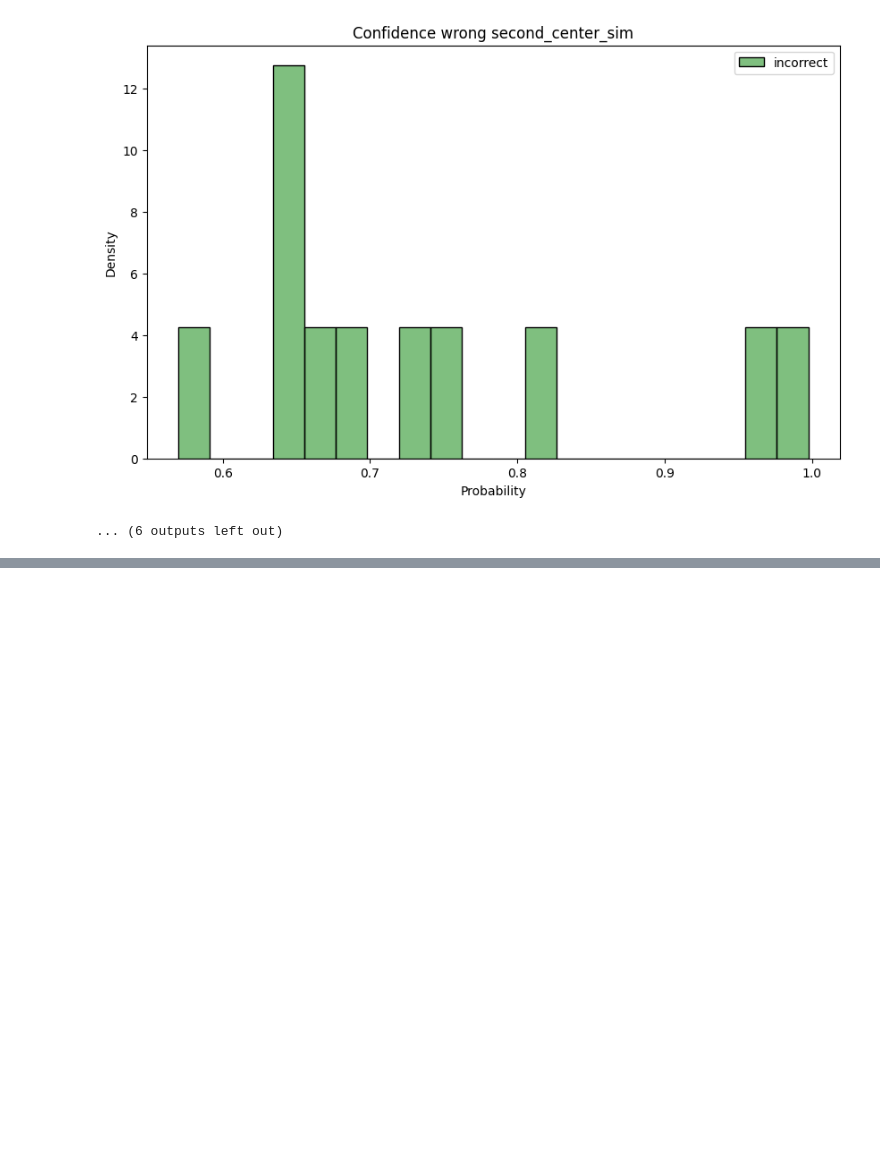
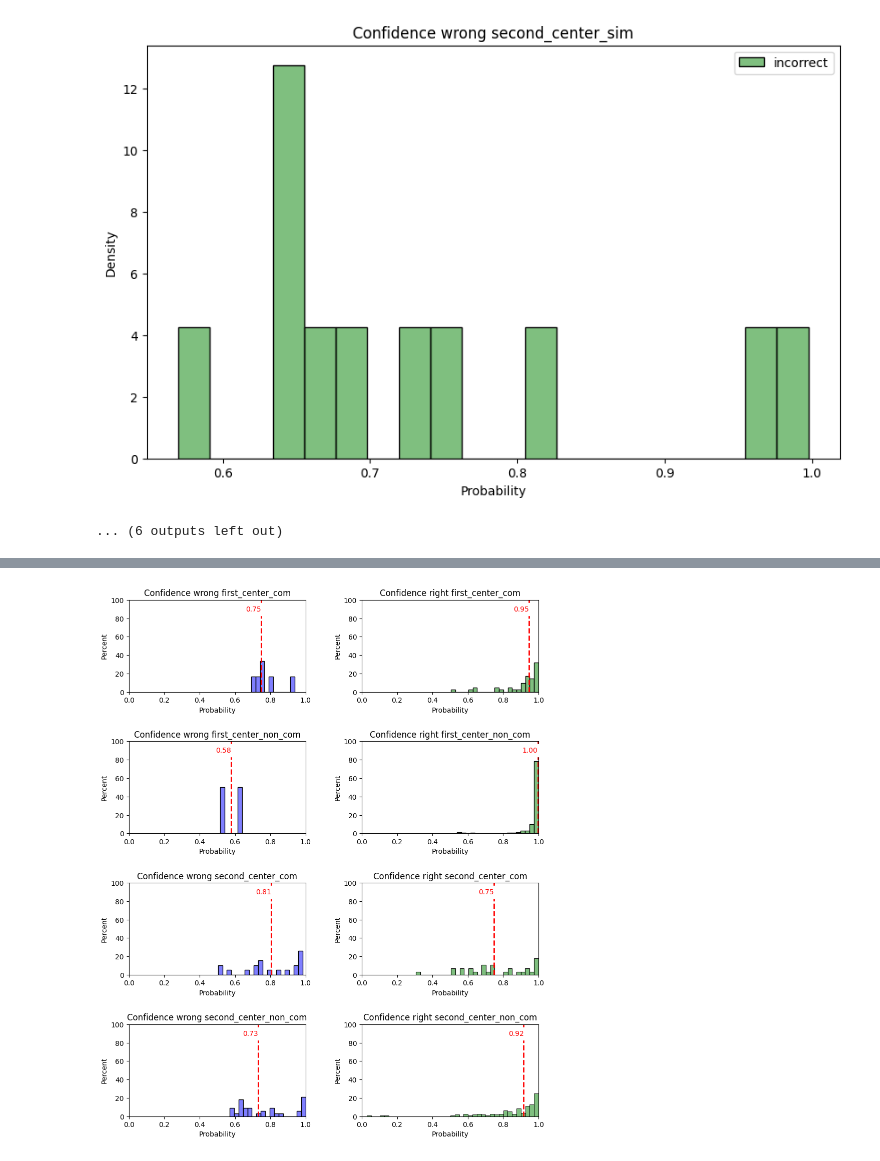
Before and after one commit to inbalh1/ModelsCognitiveSkills, a Jupyter notebook: NLP_readData_vicuna_.ipynb, the cells around one changed output, grey strips where cells are left out. Saved outputs shown, nothing was run; the diff lists cells and outputs as text; code cells hidden in the pictures; blank space fills up the shorter version.

```diff
--- a/NLP_readData_vicuna_.ipynb
+++ b/NLP_readData_vicuna_.ipynb
@@ -655,0 +737,4 @@ plot_confidence_grid(df, res_dir)
+# %%
+plot_confidence_grid_com_vs_non_com(df, res_dir)
+# %% [output]
+[figure, added]
```
Also changed, not shown: parts of 11 cells of this notebook, 1 other file.
